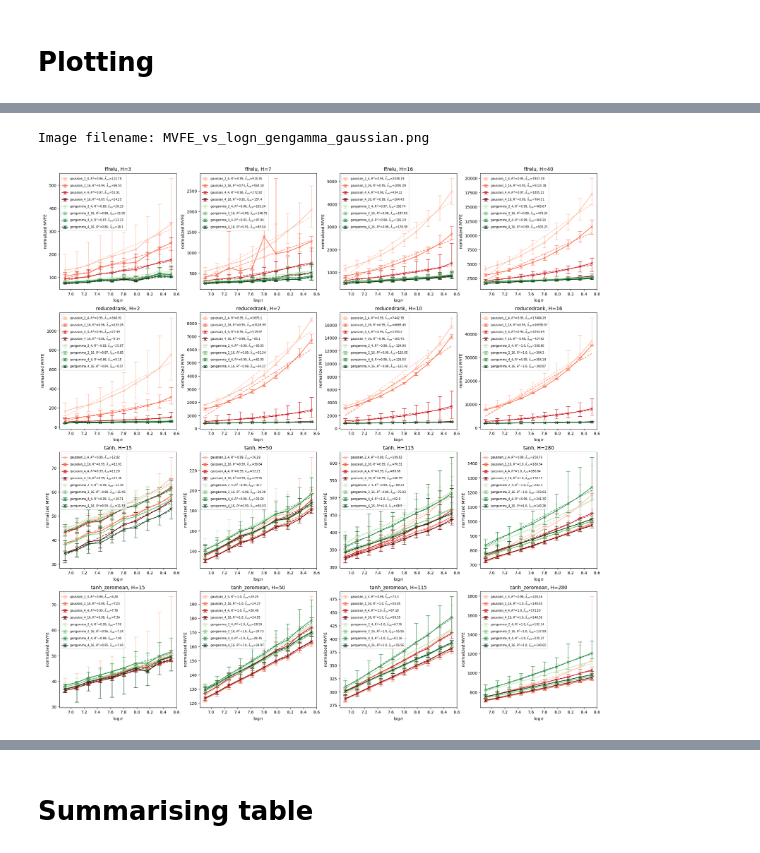
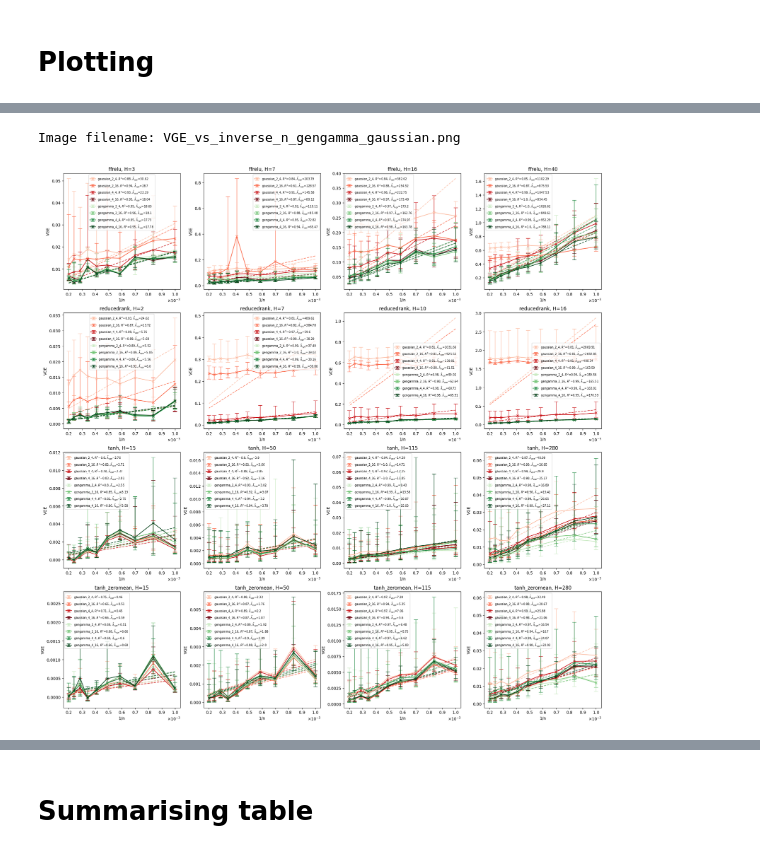
Before and after one commit to suswei/BNN_via_SLT, a Jupyter notebook: plot-experimental-results.ipynb, the cells around one changed output, grey strips where cells are left out. Drawn from its saved outputs; the diff is of its cells as text; code cells hidden in the pictures.

Commit message:
add lambda comparison plots for icml 2023 rebuttal.

```diff
--- a/plot-experimental-results.ipynb
+++ b/plot-experimental-results.ipynb
@@ -29,6 +29,7 @@ path.mkdir(parents=True, exist_ok=True)
 
 # DATAFILENAMES = os.listdir(DATA_DIR)
 DATAFILENAMES = ["0123_results835aba8.pkl", "Jan21_summary3112ffd.pkl"]
+
 print(DATAFILENAMES)
 
 DF_LIST = [
@@ -61,9 +62,11 @@ FILENAME_PREFIX_DICT = {
     COL_VGE: "VGE_vs_inverse_n",
 }
 
+DISABLE_SAVEFIG = True
 
 def savefig(fig, filename):
-    fig.savefig(os.path.join(OUTPUT_DIR, filename), bbox_inches="tight")
+    if not DISABLE_SAVEFIG:
+        fig.savefig(os.path.join(OUTPUT_DIR, filename), bbox_inches="tight")
     return
 # %% [output]
 ['0123_results835aba8.pkl', 'Jan21_summary3112ffd.pkl']
@@ -118,9 +121,9 @@ df_data[COL_LOGN] = np.around(df_data[COL_LOGN], decimals=4)
 # %% [markdown]
 ## Group dataframe and take statistics (e.g. mean, median, std, etc... ) over rng seeds
 # %%
-df_group = df_data.reset_index().groupby(
+df_group = df_data.reset_index().drop("method", axis=1).groupby(
     INDEX_COLS + [COL_LR, COL_H, COL_LOGN]
-).agg(["mean", "std", "min", "median", "max"])
+).aggregate(["mean", "std", "min", "median", "max"])
 df_group = df_group.reset_index().set_index(INDEX_COLS)
 df_group
 # %% [output]
@@ -150,7 +153,7 @@ df = df.loc[:, [(COL_LR, ''), (COL_MVFE, "min"), (COL_MVFE, "mean"), (COL_MVFE,
 
 best_lr_rec = []
 for idx in df.index.unique():
-    x = df.loc[idx]
+    x = df.loc[[idx]]
     best_lr = x.iloc[0, 0]
     best_data = tuple(x.iloc[0, 1:])
     for _, row in x.iterrows():
@@ -251,8 +272,8 @@ PLOT_BEST_LINE_ONLY = False
 # PLOT_YVAR = COL_ELBO_SHAT
 # PLOT_YVAR = COL_ELBO_S
 # PLOT_YVAR = COL_TESTLPD
-PLOT_YVAR = COL_MVFE
-# PLOT_YVAR = COL_VGE
+# PLOT_YVAR = COL_MVFE
+PLOT_YVAR = COL_VGE
 
 PLOT_STATS = "mean"
 
@@ -264,7 +285,7 @@ SLOPE_VAR_NAME = slope_var_name_dict.get(PLOT_YVAR, "slope")
 
 PLOT_TRUE_LAMBDA_LINE = False
 PLOT_LEAST_SQUARE_LINE = True
-FORCE_ZERO_INTERCEPT = False
+FORCE_ZERO_INTERCEPT = True
 
 
 # Slicing out plotting data base on settings.
@@ -320,7 +341,7 @@ fig, axes = plt.subplots(num_rows, num_cols, figsize=(6 * num_cols, 6 * num_rows
 if len(axes.shape) == 1:
     axes = axes.reshape(-1, 1)
 
-rec = []
+rec = {COL_MVFE: [], COL_VGE: []}
 for i in range(num_rows):
     for j in range(num_cols):
         dataset, h = plot_grid[i][j]
@@ -374,41 +395,41 @@ for i in range(num_rows):
                 label = f"{base_dist}_{n}_{m}"
                 slope = intercept = rsquared_value = None
 
-            rec.append([dataset, base_dist, n, m, h, slope, intercept, rsquared_value, lmbda[0]])
+            rec[PLOT_YVAR].append([dataset, base_dist, n, m, h, slope, intercept, rsquared_value, lmbda[0]])
             ax.errorbar(
                 x, y,
                 fmt="x-",
                 yerr=e,
                 capsize=5,
                 elinewidth=1,
                 capthick=1,
                 label=label,
                 color=c
             )
 
             if not lambda_logn_plotted and PLOT_TRUE_LAMBDA_LINE:
                 ax.plot(x, y2, color="blue", label=COL_LAMLOGN)
                 lambda_logn_plotted = True
             ax.legend(prop={"size": 7})
             ax.set_title(f"{dataset}, H={h}")
             ax.set_xlabel(xlabel)
             ax.set_ylabel(PLOT_YVAR)
             if PLOT_YVAR == COL_VGE:
                 ax.ticklabel_format(axis="x", style="scientific", scilimits=(0, 0), useMathText=True)
 
 
 image_filename = FILENAME_PREFIX_DICT.get(PLOT_YVAR, None)
 if image_filename is not None:
     image_filename += f"_{'_'.join(PLOT_ONLY)}"
     if PLOT_BEST_LINE_ONLY:
         image_filename += "_best_line_only"
 #     image_filename = "experiment_result_plots_vertical"
 #     image_filename = "VGE_vs_logn_gengamma_gaussian_2_4_only"
     image_filename += ".png"
     print(f"Image filename: {image_filename}")
     savefig(fig, image_filename)
 # %% [output]
-Image filename: MVFE_vs_logn_gengamma_gaussian.png
+Image filename: VGE_vs_inverse_n_gengamma_gaussian.png
-[figure, old version]
+[figure, new version]
 # %%
 df_rec = pd.DataFrame(
```
Also changed, not shown: parts of 10 cells of this notebook, 3 other files.
